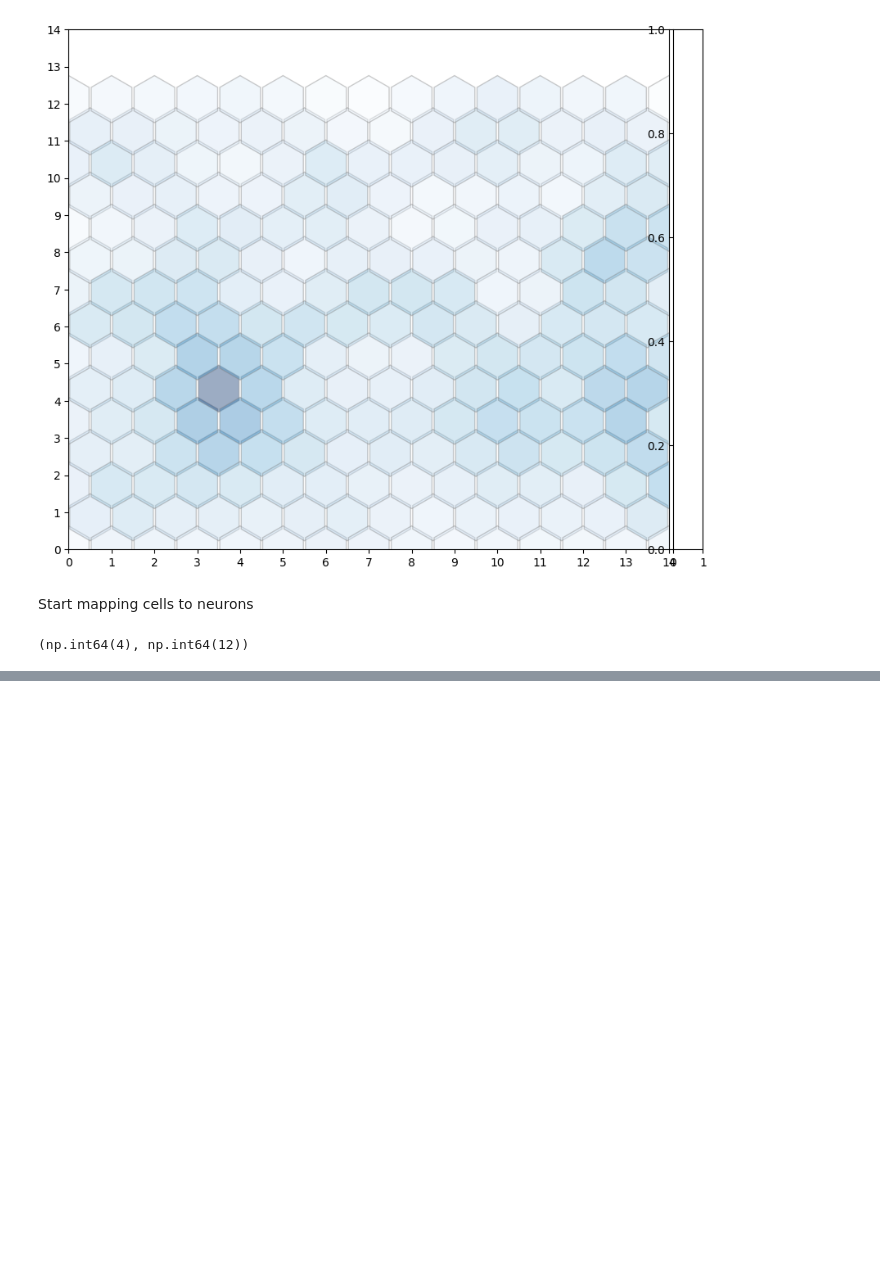
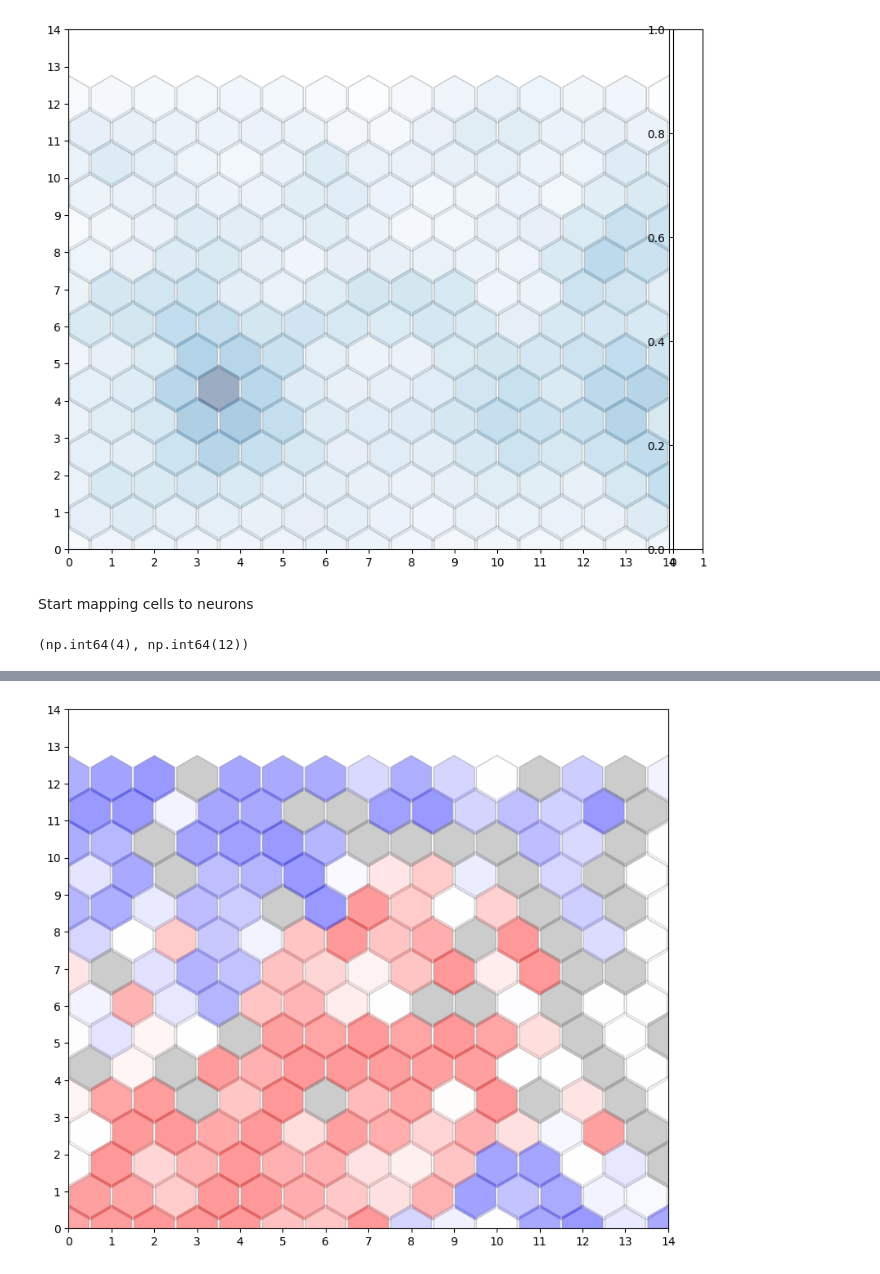
Before and after one commit to SZ-yang/SCSeq_LineageBarcoding, a Jupyter notebook: kevin/Writeup6_SOM/Writeup6_LARRY_SOM_entropy.ipynb, the cells around one changed output, grey strips where cells are left out. Drawn from its saved outputs; the diff is of its cells as text; code cells hidden in the pictures; blank space fills up the shorter version.

```diff
--- a/kevin/Writeup6_SOM/Writeup6_LARRY_SOM_entropy.ipynb
+++ b/kevin/Writeup6_SOM/Writeup6_LARRY_SOM_entropy.ipynb
@@ -408,0 +705,8 @@ print(w)
+# %%
+# Assume total_grid is the array you have with values between -1 and 1
+
+# Iterate through all neurons and check if they are in winner_to_rows
+for i in range(total_grid.shape[0]):
+    for j in range(total_grid.shape[1]):
+        if (np.int64(i), np.int64(j)) not in winner_to_rows:
+            total_grid[i, j] = np.nan  # Set to np.nan if no cells are mapped to this neuron
@@ -408,0 +733,47 @@ print(w)
+# %%
+import matplotlib.pyplot as plt
+from matplotlib.patches import RegularPolygon
+from mpl_toolkits.axes_grid1 import make_axes_locatable
+import matplotlib.cm as cm
+
+# Create a figure for the hexagonal grid visualization
+f = plt.figure(figsize=(10,10))
+ax = f.add_subplot(111)
+
+ax.set_aspect('equal')
+
+# Normalize the values in total_grid to be between -1 and 1 (ignoring NaNs)
+norm_total_grid = (total_grid + 1) / 2  # Normalize -1 to 0, 0 to 0.5, and 1 to 1
+
+# Create a hexagonal grid for the SOM
+for i in range(weights.shape[0]):
+    for j in range(weights.shape[1]):
+        wy = yy[(i, j)] * np.sqrt(3) / 2
+        if np.isnan(total_grid[i, j]):  # Gray out neurons with NaN values
+            hex_color = 'gray'
+        else:
+            hex_color = cm.bwr(norm_total_grid[i, j])  # Use the bwr colormap for others
+        hex = RegularPolygon((xx[(i, j)], wy),
+                             numVertices=6,
+                             radius=.95 / np.sqrt(3),
+                             facecolor=hex_color,
+                             alpha=.4,
+                             edgecolor='gray')
+        ax.add_patch(hex)
+
+xrange = np.arange(weights.shape[0])
+yrange = np.arange(weights.shape[1])
+plt.xticks(xrange-.5, xrange)
+plt.yticks(yrange * np.sqrt(3) / 2, yrange)
+
+# Add colorbar
+divider = make_axes_locatable(plt.gca())
+ax_cb = divider.new_horizontal(size="5%", pad=0.05)
+cb = plt.colorbar(cm.ScalarMappable(cmap=cm.bwr), cax=ax_cb)
+cb.set_ticks([-1, 0, 1])
+cb.set_ticklabels(['-1', '0', '1'])
+cb.set_label('Value range (-1 to 1)')
+
+plt.show()
+# %% [output]
+[figure, added]
```
Also changed, not shown: parts of 19 cells of this notebook.
